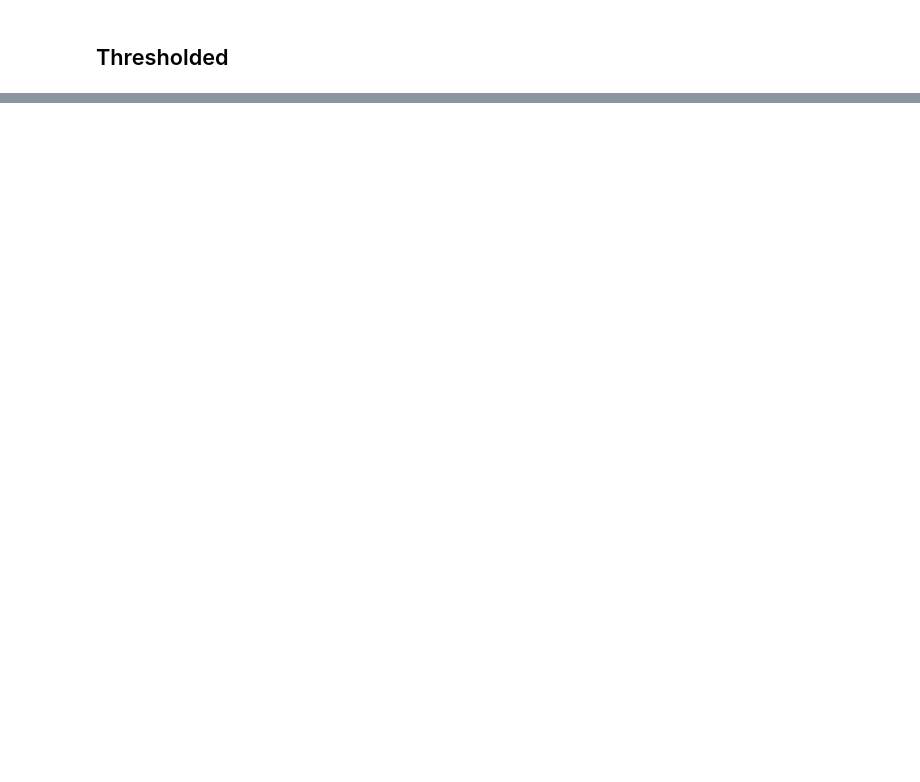
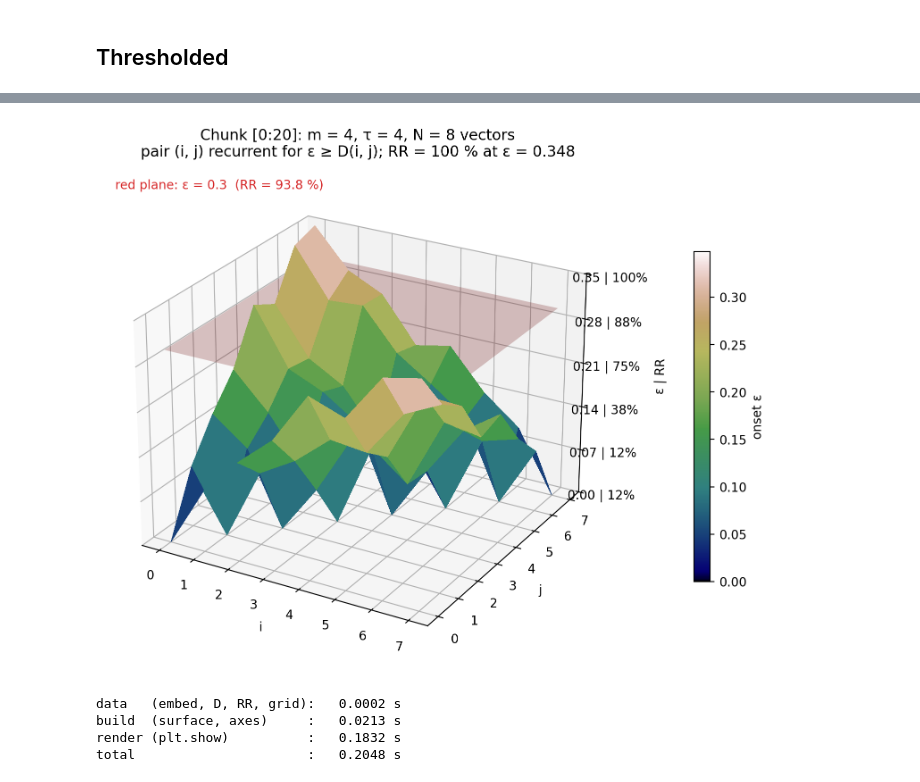
Before and after one commit to Anastasios-Vlachmpeis/Recurrence-Plot-Research, a Jupyter notebook: notebooks/00_foundations/recplay.ipynb, the cells around one changed output, grey strips where cells are left out. Cells and saved outputs as stored; diff of their text form; code cells hidden in the pictures; blank space fills up the shorter version.

```diff
--- a/notebooks/00_foundations/recplay.ipynb
+++ b/notebooks/00_foundations/recplay.ipynb
@@ -66,0 +144,12 @@ plt.show()
+# %%
+chunk_len = 20
+chunk_start = 0  # shift to move the window along Series
+chunk = Series[chunk_start:chunk_start + chunk_len]
+
+D_chunk = recurrence_3d(chunk, m, t, ε, f"Chunk [{chunk_start}:{chunk_start + chunk_len}]")
+# %% [output]
+[figure, added]
+data   (embed, D, RR, grid):   0.0002 s
+build  (surface, axes)     :   0.0213 s
+render (plt.show)          :   0.1832 s
+total                      :   0.2048 s
```
Also changed, not shown: parts of 10 cells of this notebook, 12 other files.
